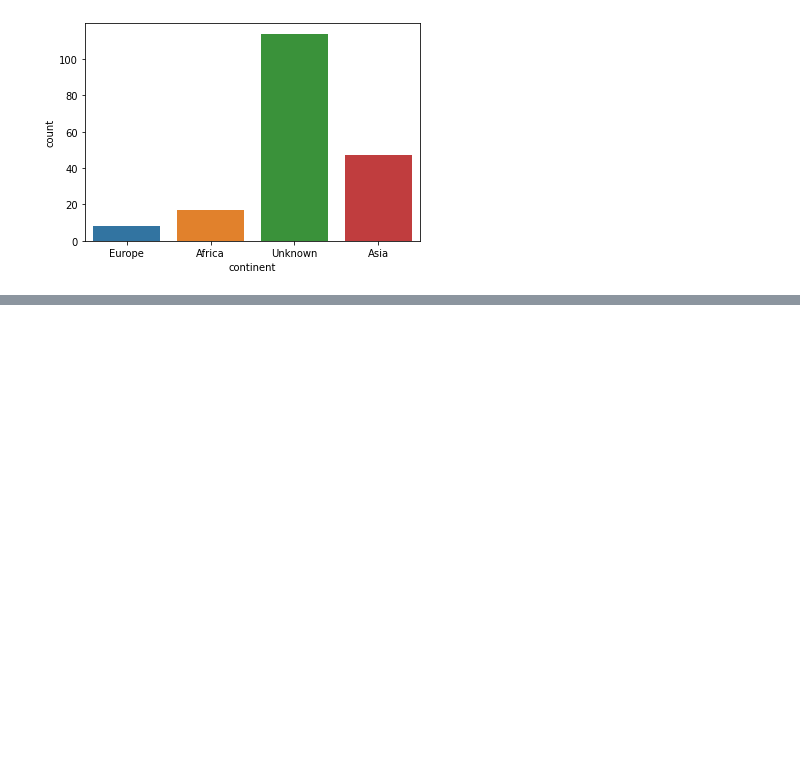
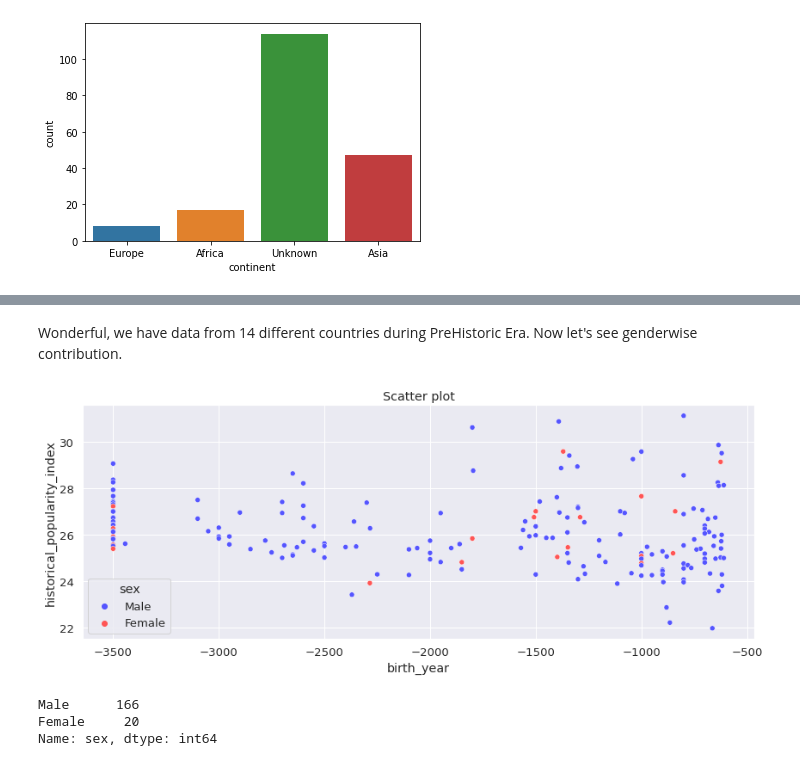
Before and after one commit to ShubhamBhut/Project-Insight, a Jupyter notebook: pantheon.ipynb, the cells around one changed output, grey strips where cells are left out. Drawn from its saved outputs; the diff is of its cells as text; code cells hidden in the pictures; blank space fills up the shorter version.

```diff
--- a/pantheon.ipynb
+++ b/pantheon.ipynb
@@ -349,0 +385,21 @@ sns.countplot(x='continent',data=df_prehistoric)
+# %% [markdown]
+Wonderful, we have data from 14 different countries during PreHistoric Era. Now let's see genderwise contribution.
+# %%
+sns.set_theme(font_scale=1.2) # set theme for plots
+
+plt.figure(figsize=(14, 5))
+sns.scatterplot(data=df_prehistoric,
+                x="birth_year",
+                y="historical_popularity_index",
+                hue="sex",
+                palette='seismic'
+               )
+
+plt.title("Scatter plot")
+plt.show()
+df_prehistoric.sex.value_counts()
+# %% [output]
+[figure, added]
+Male      166
+Female     20
+Name: sex, dtype: int64
```
Also changed, not shown: parts of 25 cells of this notebook.
